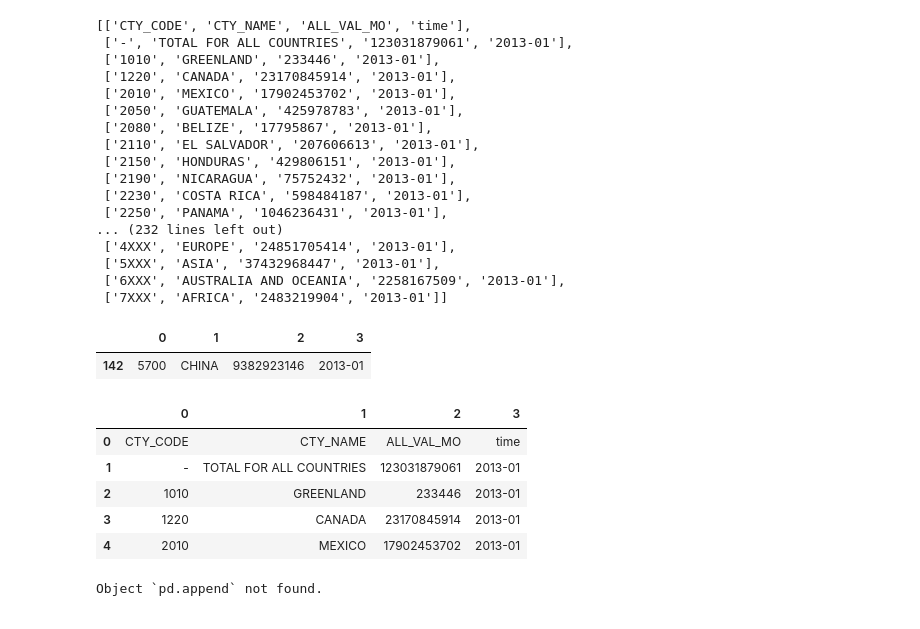
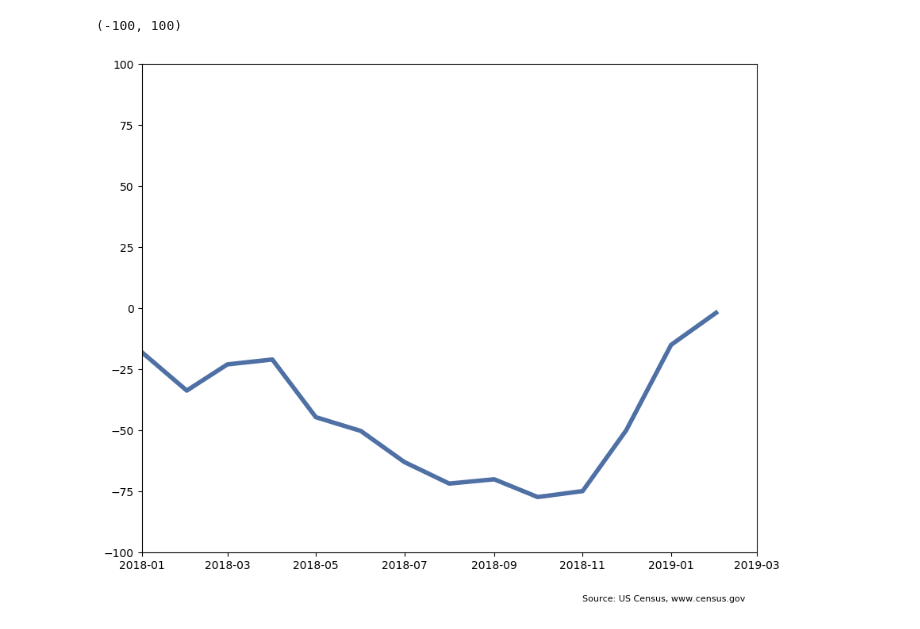
Before and after one commit to mwaugh0328/data_bootcamp_spring_2019, a Jupyter notebook: bls_quarterly_data/census_trade_data.ipynb, the cells around one changed output. Saved outputs shown, nothing was run; the diff lists cells and outputs as text; code cells hidden in the pictures.

```diff
--- a/bls_quarterly_data/census_trade_data.ipynb
+++ b/bls_quarterly_data/census_trade_data.ipynb
@@ -90,20 +329,0 @@ rtest  = requests.get(test)
-# %%
-rtest.json()
-# %% [output]
-[['CTY_CODE', 'CTY_NAME', 'ALL_VAL_MO', 'time'],
- ['-', 'TOTAL FOR ALL COUNTRIES', '123031879061', '2013-01'],
- ['1010', 'GREENLAND', '233446', '2013-01'],
- ['1220', 'CANADA', '23170845914', '2013-01'],
- ['2010', 'MEXICO', '17902453702', '2013-01'],
- ['2050', 'GUATEMALA', '425978783', '2013-01'],
- ['2080', 'BELIZE', '17795867', '2013-01'],
- ['2110', 'EL SALVADOR', '207606613', '2013-01'],
- ['2150', 'HONDURAS', '429806151', '2013-01'],
- ['2190', 'NICARAGUA', '75752432', '2013-01'],
- ['2230', 'COSTA RICA', '598484187', '2013-01'],
- ['2250', 'PANAMA', '1046236431', '2013-01'],
-... (232 lines left out)
- ['4XXX', 'EUROPE', '24851705414', '2013-01'],
- ['5XXX', 'ASIA', '37432968447', '2013-01'],
- ['6XXX', 'AUSTRALIA AND OCEANIA', '2258167509', '2013-01'],
- ['7XXX', 'AFRICA', '2483219904', '2013-01']]
@@ -112,18 +330,25 @@ total_month = pd.DataFrame(rtest.json())
-# %%
-total_month[total_month[1] == "CHINA"]
-# %% [output]
-|  | 0 | 1 | 2 | 3 |
-| 142 | 5700 | CHINA | 9382923146 | 2013-01 |
-# %%
-total_month.head()
-# %% [output]
-|  | 0 | 1 | 2 | 3 |
-| 0 | CTY_CODE | CTY_NAME | ALL_VAL_MO | time |
-| 1 | - | TOTAL FOR ALL COUNTRIES | 123031879061 | 2013-01 |
-| 2 | 1010 | GREENLAND | 233446 | 2013-01 |
-| 3 | 1220 | CANADA | 23170845914 | 2013-01 |
-| 4 | 2010 | MEXICO | 17902453702 | 2013-01 |
-# %%
-pd.append?
-# %% [output]
-Object `pd.append` not found.
+# %%
+soybeans = "020649"
+
+
+fig,ax = plt.subplots(figsize = (10,8))
+
+ax.plot(100*df.ALL_VAL_MO.loc[soybeans].pct_change(12), linewidth = 4, ls = "-", color = mike_blue, alpha =0.75)
+
+#ax.axhline(100*np.log(df.ALL_VAL_MO.loc["CHINA"]).diff(12).mean(), linewidth = 4, ls = "--", color = 'k', alpha =0.5)
+
+#ax.axvline(dt.datetime(2018,7,6), linewidth = 4, ls = "--", color = 'k', alpha =0.25)
+
+#ax.axvline(dt.datetime(2018,8,23), linewidth = 4, ls = "--", color = 'k', alpha =0.25)
+
+#ax.axvline(dt.datetime(2018,12,1), linewidth = 4, ls = "--", color = 'k', alpha =0.25)
+
+ax.set_xlim(dt.datetime(2018,1,1),dt.datetime(2019,3,1))
+
+ax.text(dt.datetime(2018,11,1),-120, "Source: US Census, "
+        "www.census.gov", fontsize = 8)
+
+ax.set_ylim(-100,100)
+# %% [output]
+(-100, 100)
+[figure, added]
```
Also changed, not shown: parts of 45 cells of this notebook, 5 other files.
